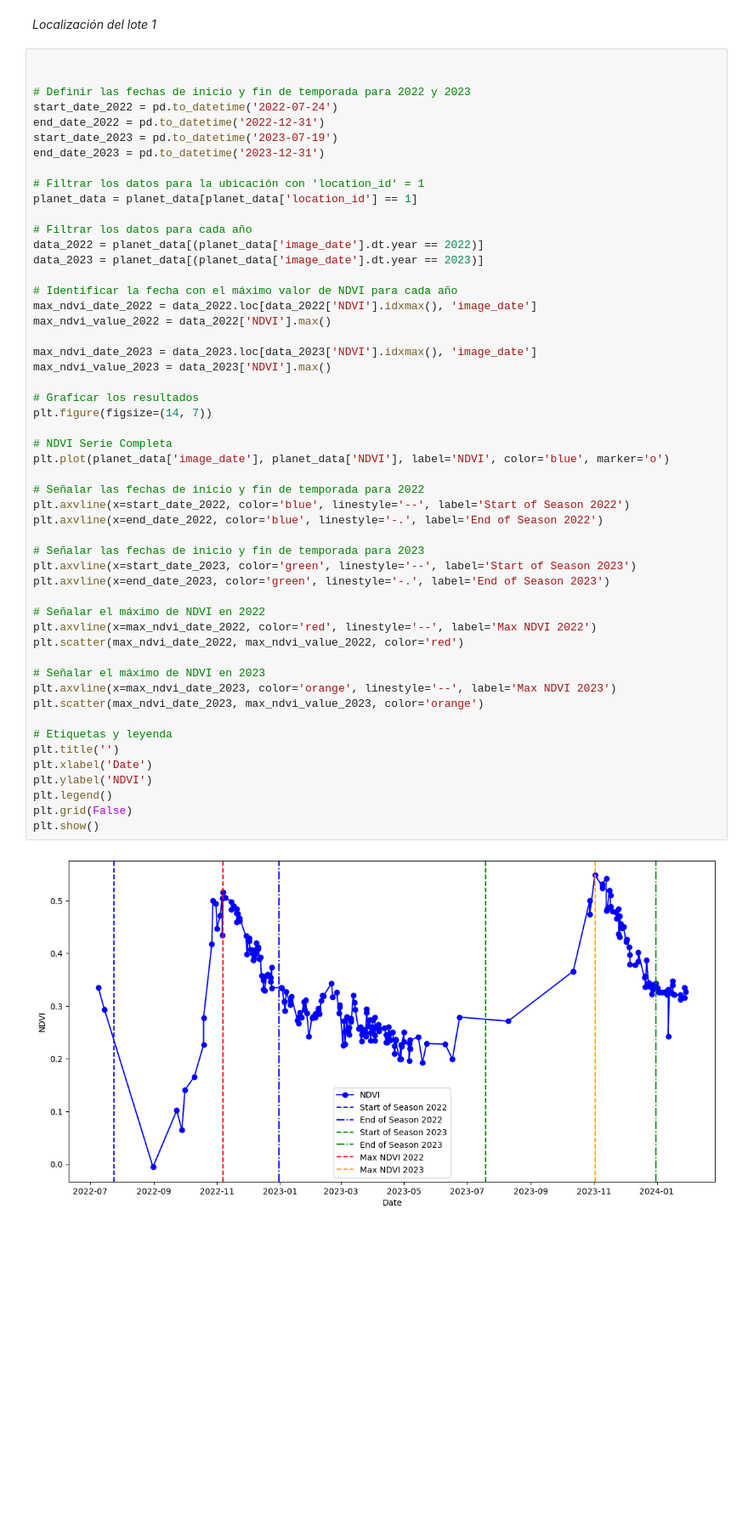
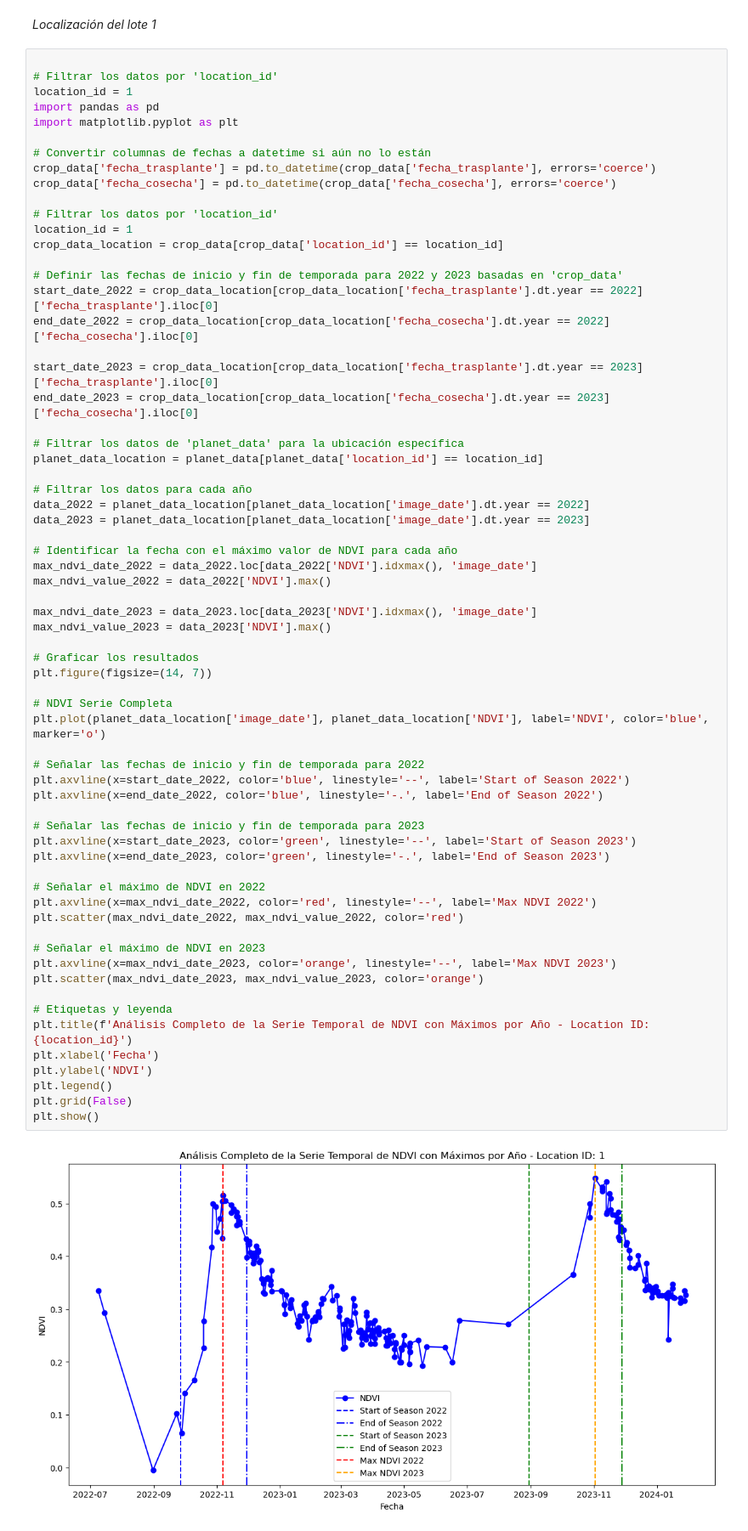
Before and after one commit to Emmanuel461/TF_Rice, a Jupyter notebook: Codes/4.Basic_observation_of_SAR_Optic_extraction.ipynb, the cells around one changed output. Shown at 85% size. Cells and saved outputs as stored; diff of their text form; blank space fills up the shorter version.

```diff
--- a/Codes/4.Basic_observation_of_SAR_Optic_extraction.ipynb
+++ b/Codes/4.Basic_observation_of_SAR_Optic_extraction.ipynb
@@ -226,19 +226,32 @@ planet_data = pd.read_excel('../DataIn/Analisis_basico_crecimiento/Planet_data.x
 *Localización del lote 1*
 # %%
 
+# Filtrar los datos por 'location_id'
+location_id = 1
+import pandas as pd
+import matplotlib.pyplot as plt
 
-# Definir las fechas de inicio y fin de temporada para 2022 y 2023
-start_date_2022 = pd.to_datetime('2022-07-24')
-end_date_2022 = pd.to_datetime('2022-12-31')
-start_date_2023 = pd.to_datetime('2023-07-19')
-end_date_2023 = pd.to_datetime('2023-12-31')
+# Convertir columnas de fechas a datetime si aún no lo están
+crop_data['fecha_trasplante'] = pd.to_datetime(crop_data['fecha_trasplante'], errors='coerce')
+crop_data['fecha_cosecha'] = pd.to_datetime(crop_data['fecha_cosecha'], errors='coerce')
 
-# Filtrar los datos para la ubicación con 'location_id' = 1
-planet_data = planet_data[planet_data['location_id'] == 1]
+# Filtrar los datos por 'location_id'
+location_id = 1
+crop_data_location = crop_data[crop_data['location_id'] == location_id]
+
+# Definir las fechas de inicio y fin de temporada para 2022 y 2023 basadas en 'crop_data'
+start_date_2022 = crop_data_location[crop_data_location['fecha_trasplante'].dt.year == 2022]['fecha_trasplante'].iloc[0]
+end_date_2022 = crop_data_location[crop_data_location['fecha_cosecha'].dt.year == 2022]['fecha_cosecha'].iloc[0]
+
+start_date_2023 = crop_data_location[crop_data_location['fecha_trasplante'].dt.year == 2023]['fecha_trasplante'].iloc[0]
+end_date_2023 = crop_data_location[crop_data_location['fecha_cosecha'].dt.year == 2023]['fecha_cosecha'].iloc[0]
+
+# Filtrar los datos de 'planet_data' para la ubicación específica
+planet_data_location = planet_data[planet_data['location_id'] == location_id]
 
 # Filtrar los datos para cada año
-data_2022 = planet_data[(planet_data['image_date'].dt.year == 2022)]
-data_2023 = planet_data[(planet_data['image_date'].dt.year == 2023)]
+data_2022 = planet_data_location[planet_data_location['image_date'].dt.year == 2022]
+data_2023 = planet_data_location[planet_data_location['image_date'].dt.year == 2023]
 
 # Identificar la fecha con el máximo valor de NDVI para cada año
 max_ndvi_date_2022 = data_2022.loc[data_2022['NDVI'].idxmax(), 'image_date']
@@ -247,34 +260,34 @@ max_ndvi_value_2022 = data_2022['NDVI'].max()
 max_ndvi_date_2023 = data_2023.loc[data_2023['NDVI'].idxmax(), 'image_date']
 max_ndvi_value_2023 = data_2023['NDVI'].max()
 
 # Graficar los resultados
 plt.figure(figsize=(14, 7))
 
 # NDVI Serie Completa
-plt.plot(planet_data['image_date'], planet_data['NDVI'], label='NDVI', color='blue', marker='o')
+plt.plot(planet_data_location['image_date'], planet_data_location['NDVI'], label='NDVI', color='blue', marker='o')
 
 # Señalar las fechas de inicio y fin de temporada para 2022
 plt.axvline(x=start_date_2022, color='blue', linestyle='--', label='Start of Season 2022')
 plt.axvline(x=end_date_2022, color='blue', linestyle='-.', label='End of Season 2022')
 
 # Señalar las fechas de inicio y fin de temporada para 2023
 plt.axvline(x=start_date_2023, color='green', linestyle='--', label='Start of Season 2023')
 plt.axvline(x=end_date_2023, color='green', linestyle='-.', label='End of Season 2023')
 
 # Señalar el máximo de NDVI en 2022
 plt.axvline(x=max_ndvi_date_2022, color='red', linestyle='--', label='Max NDVI 2022')
 plt.scatter(max_ndvi_date_2022, max_ndvi_value_2022, color='red')
 
 # Señalar el máximo de NDVI en 2023
 plt.axvline(x=max_ndvi_date_2023, color='orange', linestyle='--', label='Max NDVI 2023')
 plt.scatter(max_ndvi_date_2023, max_ndvi_value_2023, color='orange')
 
 # Etiquetas y leyenda
-plt.title('')
-plt.xlabel('Date')
+plt.title(f'Análisis Completo de la Serie Temporal de NDVI con Máximos por Año - Location ID: {location_id}')
+plt.xlabel('Fecha')
 plt.ylabel('NDVI')
 plt.legend()
 plt.grid(False)
 plt.show()
 # %% [output]
-[figure, old version]
+[figure, new version]
```
Also changed, not shown: parts of 20 cells of this notebook, 2 other files.
